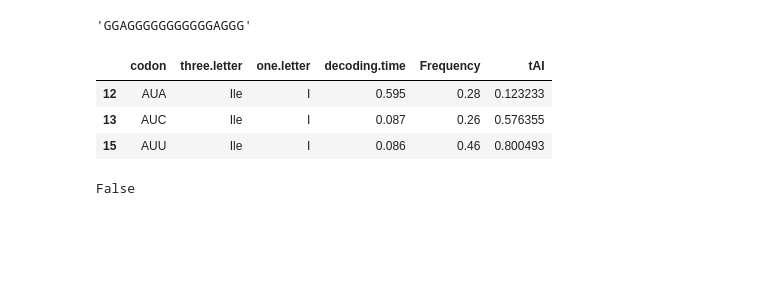
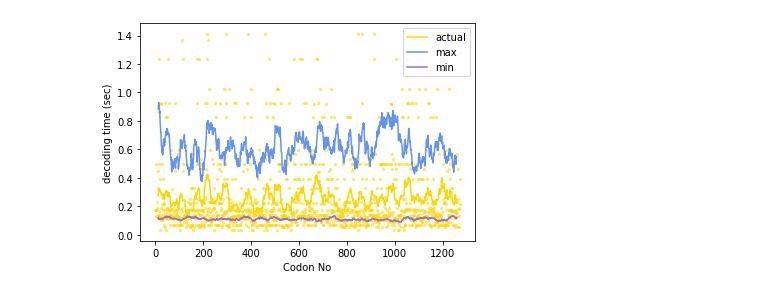
Before and after one commit to tobiasvonderhaar/CodOpY, a Jupyter notebook: Playground/Code_Tester.ipynb, the cells around one changed output. Saved outputs shown, nothing was run; the diff lists cells and outputs as text; code cells hidden in the pictures; blank space fills up the shorter version.

```diff
--- a/Playground/Code_Tester.ipynb
+++ b/Playground/Code_Tester.ipynb
@@ -1,38 +0,0 @@
-# %%
-optimise_by=['decoding.time',max]
-diversify=['G']
-diversify_range=0.3
-read_file = 'Scer.csv'
-seq  = 'GGGGGG'
-import pandas as pd
-import random
-
-
-
-parameterset = pd.read_csv(read_file)
-
-#define the reverse translation dictionary: which codons should be considered for which amino acid?
-#if an amino acid is not in the diversify list, use the fastest codon
-#if an amino acid is in the diversify list, diversify codon choice by random draw from all codons for which the diversify_range threshold applies
-reverse_dict = {}
-for aa in codons['one.letter'].unique():
-    codons_for_aa = parameterset.loc[codons['one.letter']==aa]
-    if aa in diversify:
-        if optimise_by[1] == min:
-            diversify_threshold = min(codons_for_aa[optimise_by[0]]) * (1 + diversify_range)
-            acceptable_codons_for_aa = list(codons_for_aa.loc[codons_for_aa['decoding.time']<diversify_threshold]['codon'])
-        elif optimise_by[1] == max:
-            diversify_threshold = max(codons_for_aa[optimise_by[0]]) * (1 - diversify_range)
-            acceptable_codons_for_aa = list(codons_for_aa.loc[codons_for_aa['decoding.time']>diversify_threshold]['codon'])
-        else:
-            return
-    else:
-        best_decoding_time_for_aa = optimise_by[1](codons_for_aa['decoding.time'])
-        acceptable_codons_for_aa = list(codons_for_aa.loc[codons_for_aa['decoding.time']==best_decoding_time_for_aa]['codon'])
-    reverse_dict[aa] = acceptable_codons_for_aa
-codon_seq = []
-for seq_aa in seq:
-    codon_seq.append(random.choice(reverse_dict[seq_aa]))
-return ''.join(codon_seq).replace('U','T')
-# %% [output]
-'GGAGGGGGGGGGGGAGGG'
@@ -41,11 +1,4 @@ codons_for_aa = parameterset.loc[codons['one.letter']=='I']
-# %%
-codons_for_aa
-# %% [output]
-|  | codon | three.letter | one.letter | decoding.time | Frequency | tAI |
-| 12 | AUA | Ile | I | 0.595 | 0.28 | 0.123233 |
-| 13 | AUC | Ile | I | 0.087 | 0.26 | 0.576355 |
-| 15 | AUU | Ile | I | 0.086 | 0.46 | 0.800493 |
-# %%
-optimise_by[1] == min
-# %% [output]
-False
+# %%
+def plot_opt(seq, ref_table = 'Scer', plot_par = 'decoding.time',window=10,plot_colors = ['grey','red','green']):
+    import pandas as pd
+    parameterset = pd.read_csv(ref_table + '.csv')
@@ -51,0 +65,6 @@ False
+# %%
+fig,ax = plot_opt(seq)
+ax.set_ylabel('decoding time (sec)')
+plt.show()
+# %% [output]
+[figure, added]
```
Also changed, not shown: parts of 3 cells of this notebook, 8 other files.
